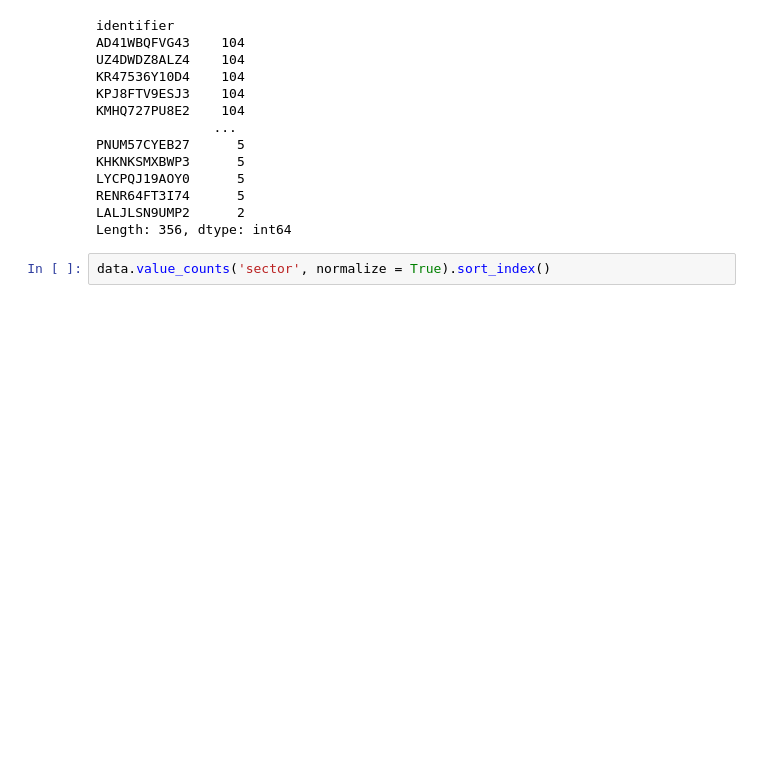
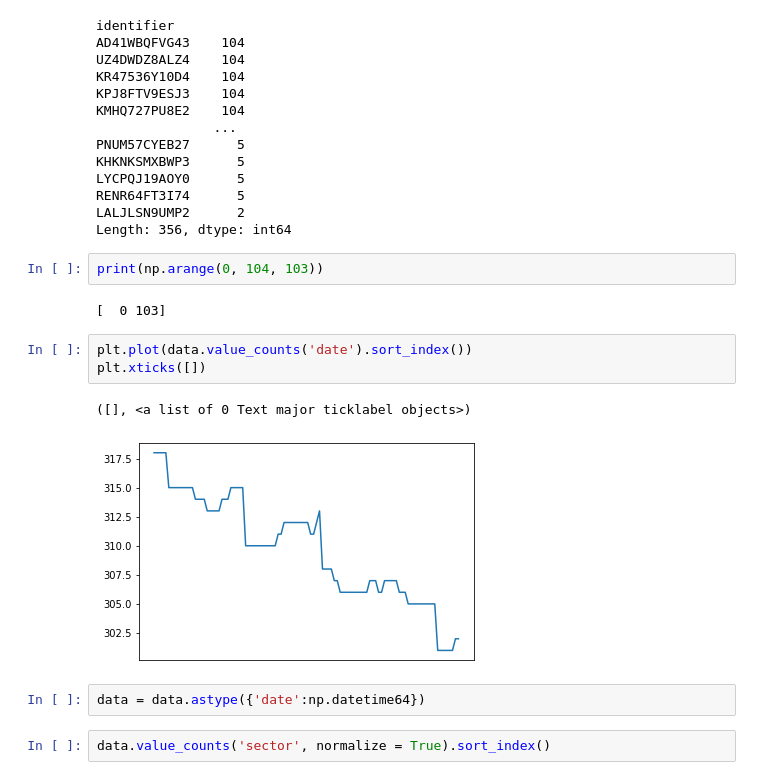
Before and after one commit to doogzultz/time_series_project, a Jupyter notebook: model_test_simple_and_classical.ipynb, the cells around one changed output. Cells and saved outputs as stored; diff of their text form; blank space fills up the shorter version.

```diff
--- a/model_test_simple_and_classical.ipynb
+++ b/model_test_simple_and_classical.ipynb
@@ -100,6 +122,18 @@ LYCPQJ19AOY0      5
 RENR64FT3I74      5
 LALJLSN9UMP2      2
 Length: 356, dtype: int64
+# %%
+print(np.arange(0, 104, 103))
+# %% [output]
+[  0 103]
+# %%
+plt.plot(data.value_counts('date').sort_index())
+plt.xticks([])
+# %% [output]
+([], <a list of 0 Text major ticklabel objects>)
+[figure, added]
+# %%
+data = data.astype({'date':np.datetime64})
 # %%
 data.value_counts('sector', normalize = True).sort_index()
 # %% [output]
```
Also changed, not shown: parts of 59 cells of this notebook.
